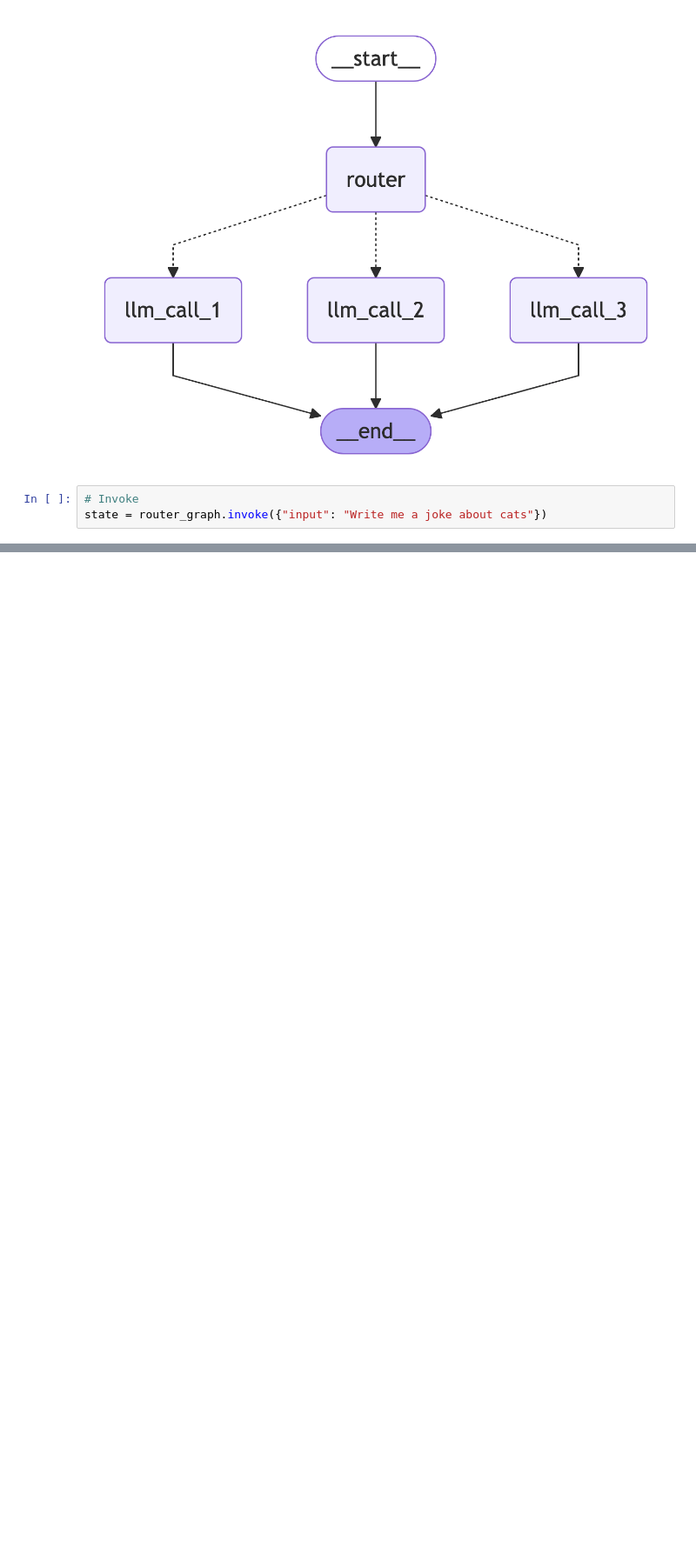
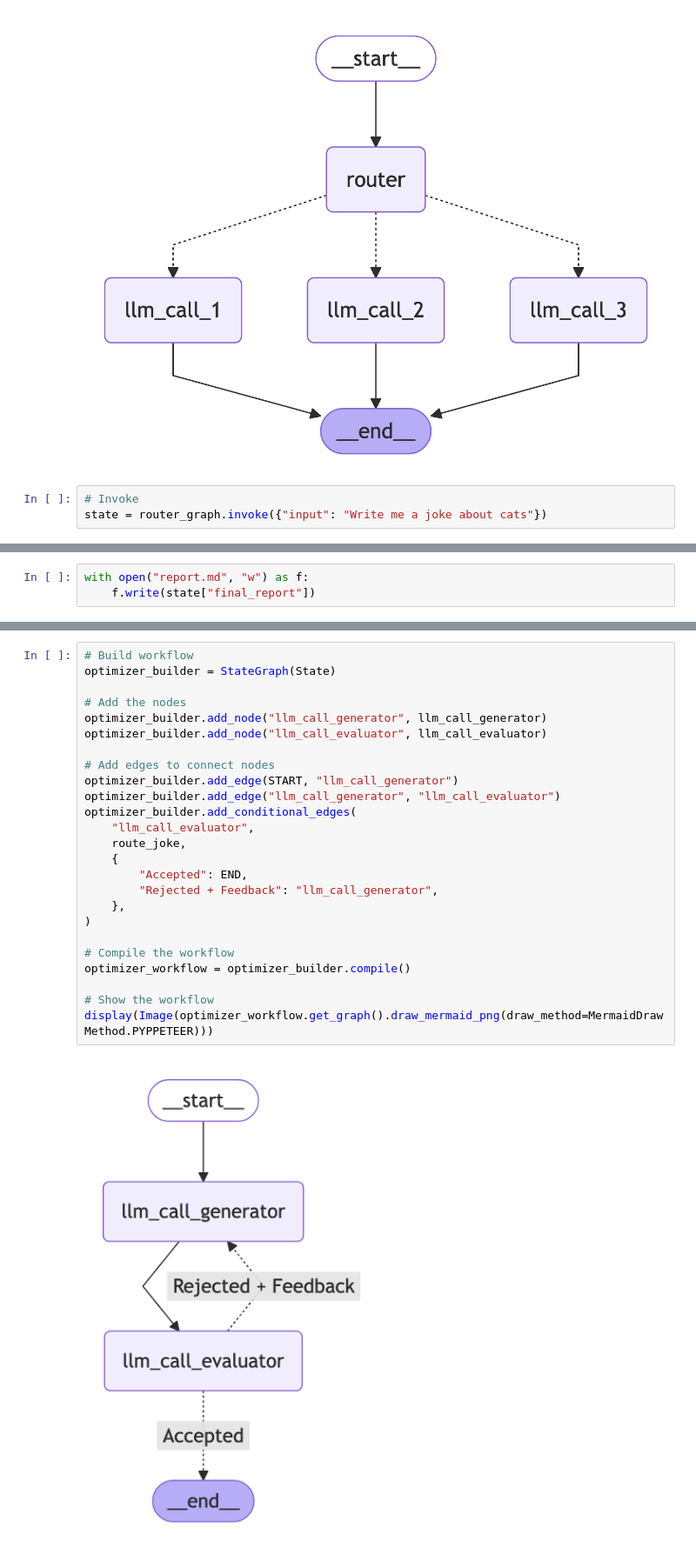
Before and after one commit to kimbyl/langgraph-guide, a Jupyter notebook: notebooks/tutorials-workflows.ipynb, the cells around one changed output, grey strips where cells are left out. Shown at 87% size. Cells and saved outputs as stored; diff of their text form; blank space fills up the shorter version.

```diff
--- a/notebooks/tutorials-workflows.ipynb
+++ b/notebooks/tutorials-workflows.ipynb
@@ -388,0 +572,3 @@ Because he wanted to be a first-aid kit!
+# %%
+with open("report.md", "w") as f:
+    f.write(state["final_report"])
@@ -388,0 +631,27 @@ Because he wanted to be a first-aid kit!
+# %%
+# Build workflow
+optimizer_builder = StateGraph(State)
+
+# Add the nodes
+optimizer_builder.add_node("llm_call_generator", llm_call_generator)
+optimizer_builder.add_node("llm_call_evaluator", llm_call_evaluator)
+
+# Add edges to connect nodes
+optimizer_builder.add_edge(START, "llm_call_generator")
+optimizer_builder.add_edge("llm_call_generator", "llm_call_evaluator")
+optimizer_builder.add_conditional_edges(
+    "llm_call_evaluator",
+    route_joke,
+    {
+        "Accepted": END,
+        "Rejected + Feedback": "llm_call_generator",
+    },
+)
+
+# Compile the workflow
+optimizer_workflow = optimizer_builder.compile()
+
+# Show the workflow
+display(Image(optimizer_workflow.get_graph().draw_mermaid_png(draw_method=MermaidDrawMethod.PYPPETEER)))
+# %% [output]
+[figure, added]
```
Also changed, not shown: parts of 36 cells of this notebook, 5 other files.
